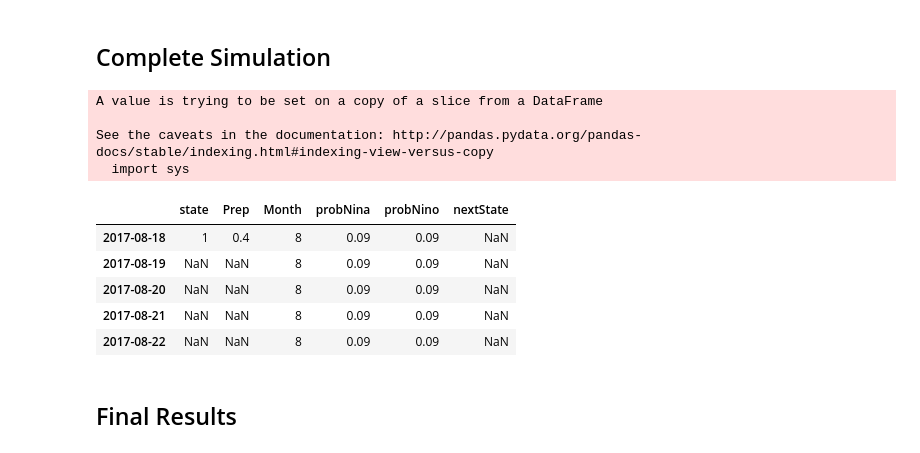
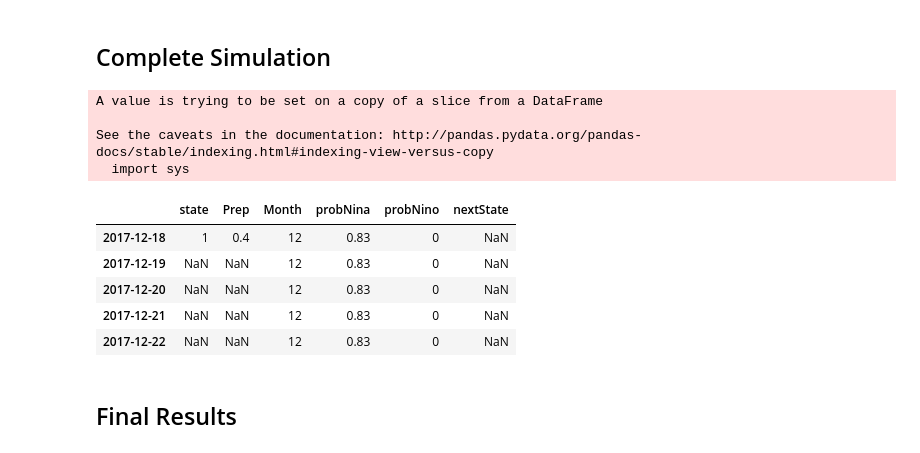
Before and after one commit to jesugome/WeatherDerivatives, a Jupyter notebook: code/rainfallSimulator_ProVersion.ipynb, the cells around one changed output. Drawn from its saved outputs; the diff is of its cells as text; code cells hidden in the pictures.

```diff
--- a/code/rainfallSimulator_ProVersion.ipynb
+++ b/code/rainfallSimulator_ProVersion.ipynb
@@ -288,23 +283,23 @@ def totalRun(simulationDataFrame, transitionsParametersDry, transitionsParameter
 # %%
 #### Define parameters simulation.
 
 # Simulations iterations.
 iterations = 1000
 
 # Create dataframe to simulate.
-simulationDataFrame = createTotalDataFrame(daysNumber= 30, startDate = '2017-08-18', initialState = 1 , initialPrep =  0.4, ensoForecast = ensoForecast)
+simulationDataFrame = createTotalDataFrame(daysNumber= 30, startDate = '2017-12-18', initialState = 1 , initialPrep =  0.4, ensoForecast = ensoForecast)
 simulationDataFrame.head()
 # %% [output]
 A value is trying to be set on a copy of a slice from a DataFrame
 
 See the caveats in the documentation: http://pandas.pydata.org/pandas-docs/stable/indexing.html#indexing-view-versus-copy
   import sys
 |  | state | Prep | Month | probNina | probNino | nextState |
-| 2017-08-18 | 1 | 0.4 | 8 | 0.09 | 0.09 | NaN |
-| 2017-08-19 | NaN | NaN | 8 | 0.09 | 0.09 | NaN |
-| 2017-08-20 | NaN | NaN | 8 | 0.09 | 0.09 | NaN |
-| 2017-08-21 | NaN | NaN | 8 | 0.09 | 0.09 | NaN |
-| 2017-08-22 | NaN | NaN | 8 | 0.09 | 0.09 | NaN |
+| 2017-12-18 | 1 | 0.4 | 12 | 0.83 | 0 | NaN |
+| 2017-12-19 | NaN | NaN | 12 | 0.83 | 0 | NaN |
+| 2017-12-20 | NaN | NaN | 12 | 0.83 | 0 | NaN |
+| 2017-12-21 | NaN | NaN | 12 | 0.83 | 0 | NaN |
+| 2017-12-22 | NaN | NaN | 12 | 0.83 | 0 | NaN |
 # %% [markdown]
 ## Final Results
 # %%
```
Also changed, not shown: parts of 7 cells of this notebook, 7 other files.
